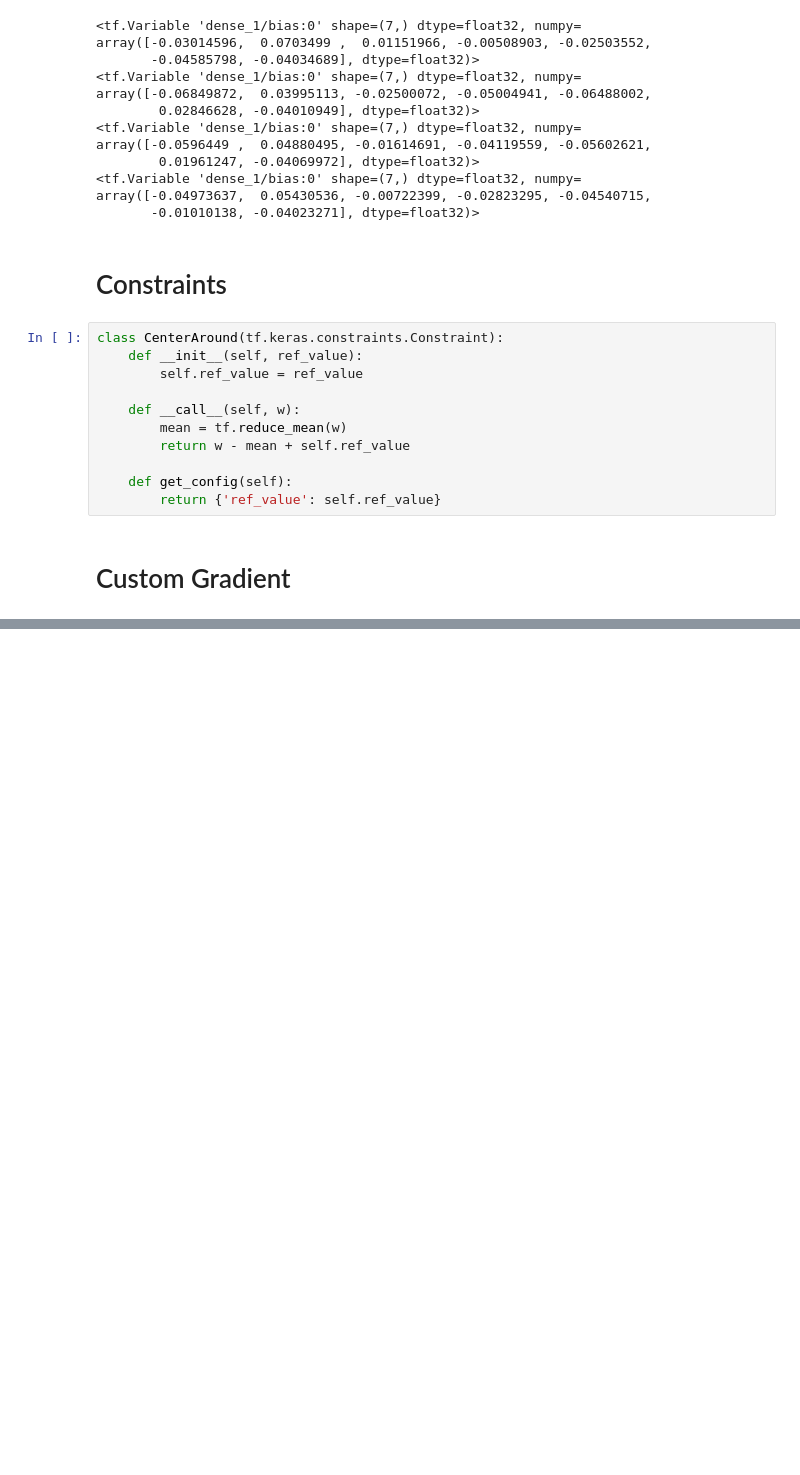
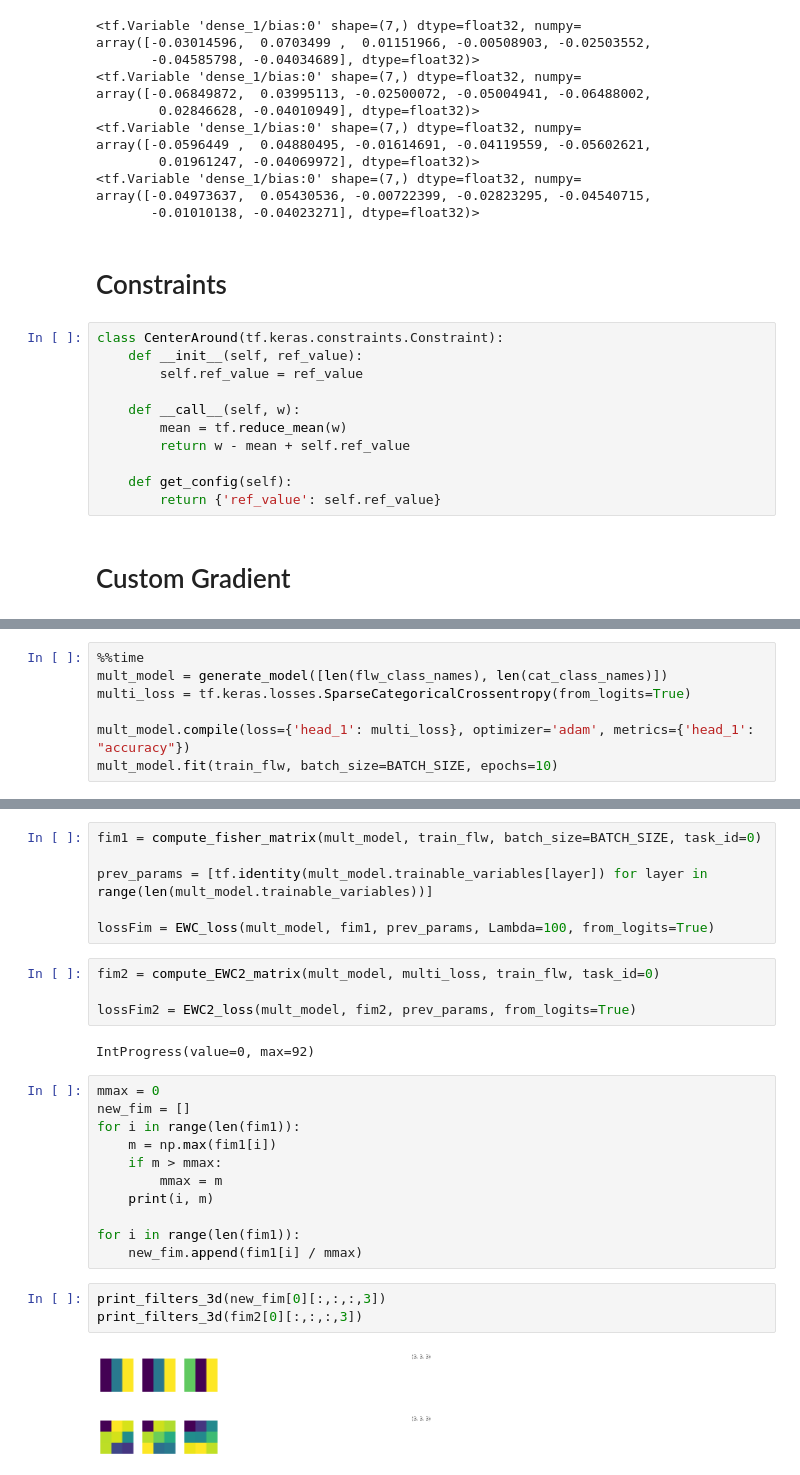
Before and after one commit to jbrneto/cnn-dosimetry, a Jupyter notebook: Generalization.ipynb, the cells around one changed output, grey strips where cells are left out. Drawn from its saved outputs; the diff is of its cells as text; blank space fills up the shorter version.

```diff
--- a/Generalization.ipynb
+++ b/Generalization.ipynb
@@ -1991,0 +2229,7 @@ class CenterAround(tf.keras.constraints.Constraint):
+# %%
+%%time
+mult_model = generate_model([len(flw_class_names), len(cat_class_names)])
+multi_loss = tf.keras.losses.SparseCategoricalCrossentropy(from_logits=True)
+
+mult_model.compile(loss={'head_1': multi_loss}, optimizer='adam', metrics={'head_1': "accuracy"})
+mult_model.fit(train_flw, batch_size=BATCH_SIZE, epochs=10)
@@ -1991,0 +2255,29 @@ class CenterAround(tf.keras.constraints.Constraint):
+# %%
+fim1 = compute_fisher_matrix(mult_model, train_flw, batch_size=BATCH_SIZE, task_id=0)
+
+prev_params = [tf.identity(mult_model.trainable_variables[layer]) for layer in range(len(mult_model.trainable_variables))]
+
+lossFim = EWC_loss(mult_model, fim1, prev_params, Lambda=100, from_logits=True)
+# %%
+fim2 = compute_EWC2_matrix(mult_model, multi_loss, train_flw, task_id=0)
+
+lossFim2 = EWC2_loss(mult_model, fim2, prev_params, from_logits=True)
+# %% [output]
+IntProgress(value=0, max=92)
+# %%
+mmax = 0
+new_fim = []
+for i in range(len(fim1)):
+    m = np.max(fim1[i])
+    if m > mmax:
+        mmax = m
+    print(i, m)
+
+for i in range(len(fim1)):
+    new_fim.append(fim1[i] / mmax)
+# %%
+print_filters_3d(new_fim[0][:,:,:,3])
+print_filters_3d(fim2[0][:,:,:,3])
+# %% [output]
+[figure, added]
+[figure, added]
```
Also changed, not shown: parts of 58 cells of this notebook.
